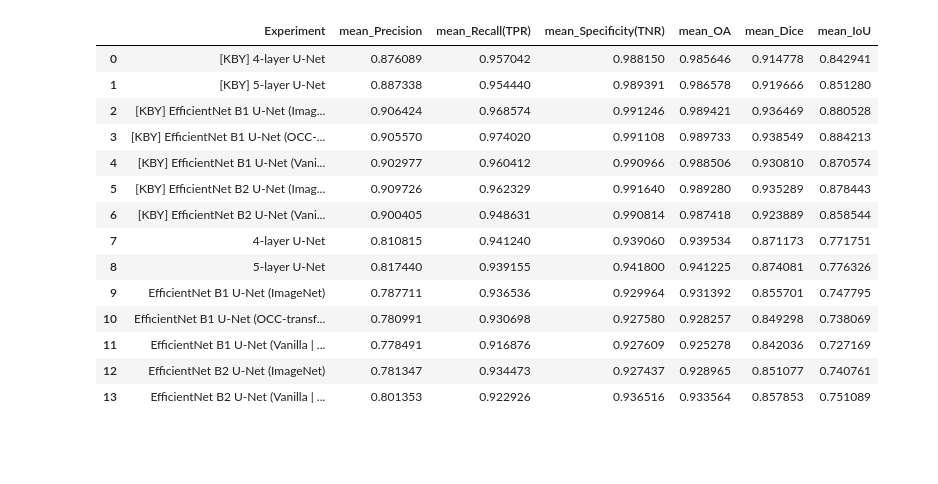
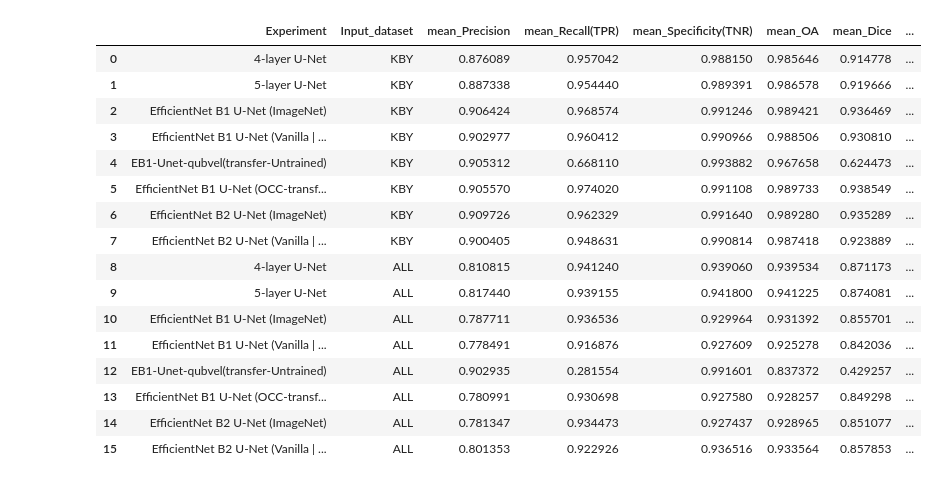
Before and after one commit to chrischank/HOTOSM_OAM_codeV2, a Jupyter notebook: EDA_BASEruns.ipynb, the cells around one changed output. Saved outputs shown, nothing was run; the diff lists cells and outputs as text; code cells hidden in the pictures; blank space fills up the shorter version.

```diff
--- a/EDA_BASEruns.ipynb
+++ b/EDA_BASEruns.ipynb
@@ -42,35 +21,34 @@ GLOB_csv
 # %%
+GLOB2_csv = pd.read_csv(os.path.join(Base_path, "GlobXP_STATS2.csv"))
+
 # Rename Experiment
-GLOB_csv["Experiment"] = GLOB_csv["Experiment"].replace({"globKBY_4Unet": "[KBY] 4-layer U-Net",
-                                                         "globKBY_5Unet": "[KBY] 5-layer U-Net",
-                                                         "globKBY_EB1-Unet-IMN": "[KBY] EfficientNet B1 U-Net (ImageNet)",
-                                                         "globKBY_EB1-Unet-qubvel": "[KBY] EfficientNet B1 U-Net (OCC-transfered-trained)",
-                                                         "globKBY_EB1-Unet-NoIMN": "[KBY] EfficientNet B1 U-Net (Vanilla | No ImageNet)",
-                                                         "globKBY_EB2-Unet-IMN": "[KBY] EfficientNet B2 U-Net (ImageNet)",
-                                                         "globKBY_EB2-Unet-NoIMN": "[KBY] EfficientNet B2 U-Net (Vanilla | No ImageNet)",
+GLOB2_csv["Experiment"] = GLOB2_csv["Experiment"].replace({"4Unet": "4-layer U-Net",
+                                                           "5Unet": "5-layer U-Net",
+                                                           "EB1-Unet-IMN": "EfficientNet B1 U-Net (ImageNet)",
+                                                           "EB1-Unet-qubvel(transfer-UNtrained)": "EfficientNet B1 U-Net (OCC-transfered-UN`trained)",
+                                                           "EB1-Unet-qubvel(transfer-trained)": "EfficientNet B1 U-Net (OCC-transfered-trained)",
+                                                           "EB1-Unet-NoIMN": "EfficientNet B1 U-Net (Vanilla | No ImageNet)",
+                                                           "EB2-Unet-IMN": "EfficientNet B2 U-Net (ImageNet)",
+                                                           "EB2-Unet-NoIMN": "EfficientNet B2 U-Net (Vanilla | No ImageNet)"})
 
-                                                         "globALL_4Unet": "4-layer U-Net",
-                                                         "globALL_5Unet": "5-layer U-Net",
-                                                         "globALL_EB1-Unet-IMN": "EfficientNet B1 U-Net (ImageNet)",
-                                                         "globALL_EB1-Unet-qubvel": "EfficientNet B1 U-Net (OCC-transfered-trained)",
-                                                         "globALL_EB1-Unet-NoIMN": "EfficientNet B1 U-Net (Vanilla | No ImageNet)",
-                                                         "globALL_EB2-Unet-IMN": "EfficientNet B2 U-Net (ImageNet)",
-                                                         "globALL_EB2-Unet-NoIMN": "EfficientNet B2 U-Net (Vanilla | No ImageNet)"})
+GLOB2_csv = GLOB2_csv.reindex(columns = ["Experiment", "Input_dataset", "mean_Precision", "mean_Recall(TPR)", "mean_Specificity(TNR)", "mean_OA", "mean_Dice", "mean_IoU"])
 
-GLOB_csv
+GLOB2_csv
 # %% [output]
-|  | Experiment | mean_Precision | mean_Recall(TPR) | mean_Specificity(TNR) | mean_OA | mean_Dice | mean_IoU |
-| 0 | [KBY] 4-layer U-Net | 0.876089 | 0.957042 | 0.988150 | 0.985646 | 0.914778 | 0.842941 |
-| 1 | [KBY] 5-layer U-Net | 0.887338 | 0.954440 | 0.989391 | 0.986578 | 0.919666 | 0.851280 |
-| 2 | [KBY] EfficientNet B1 U-Net (Imag... | 0.906424 | 0.968574 | 0.991246 | 0.989421 | 0.936469 | 0.880528 |
-| 3 | [KBY] EfficientNet B1 U-Net (OCC-... | 0.905570 | 0.974020 | 0.991108 | 0.989733 | 0.938549 | 0.884213 |
-| 4 | [KBY] EfficientNet B1 U-Net (Vani... | 0.902977 | 0.960412 | 0.990966 | 0.988506 | 0.930810 | 0.870574 |
-| 5 | [KBY] EfficientNet B2 U-Net (Imag... | 0.909726 | 0.962329 | 0.991640 | 0.989280 | 0.935289 | 0.878443 |
-| 6 | [KBY] EfficientNet B2 U-Net (Vani... | 0.900405 | 0.948631 | 0.990814 | 0.987418 | 0.923889 | 0.858544 |
-| 7 | 4-layer U-Net | 0.810815 | 0.941240 | 0.939060 | 0.939534 | 0.871173 | 0.771751 |
-| 8 | 5-layer U-Net | 0.817440 | 0.939155 | 0.941800 | 0.941225 | 0.874081 | 0.776326 |
-| 9 | EfficientNet B1 U-Net (ImageNet) | 0.787711 | 0.936536 | 0.929964 | 0.931392 | 0.855701 | 0.747795 |
-| 10 | EfficientNet B1 U-Net (OCC-transf... | 0.780991 | 0.930698 | 0.927580 | 0.928257 | 0.849298 | 0.738069 |
-| 11 | EfficientNet B1 U-Net (Vanilla | ... | 0.778491 | 0.916876 | 0.927609 | 0.925278 | 0.842036 | 0.727169 |
-| 12 | EfficientNet B2 U-Net (ImageNet) | 0.781347 | 0.934473 | 0.927437 | 0.928965 | 0.851077 | 0.740761 |
-| 13 | EfficientNet B2 U-Net (Vanilla | ... | 0.801353 | 0.922926 | 0.936516 | 0.933564 | 0.857853 | 0.751089 |
+|  | Experiment | Input_dataset | mean_Precision | mean_Recall(TPR) | mean_Specificity(TNR) | mean_OA | mean_Dice | ... |
+| 0 | 4-layer U-Net | KBY | 0.876089 | 0.957042 | 0.988150 | 0.985646 | 0.914778 | ... |
+| 1 | 5-layer U-Net | KBY | 0.887338 | 0.954440 | 0.989391 | 0.986578 | 0.919666 | ... |
+| 2 | EfficientNet B1 U-Net (ImageNet) | KBY | 0.906424 | 0.968574 | 0.991246 | 0.989421 | 0.936469 | ... |
+| 3 | EfficientNet B1 U-Net (Vanilla | ... | KBY | 0.902977 | 0.960412 | 0.990966 | 0.988506 | 0.930810 | ... |
+| 4 | EB1-Unet-qubvel(transfer-Untrained) | KBY | 0.905312 | 0.668110 | 0.993882 | 0.967658 | 0.624473 | ... |
+| 5 | EfficientNet B1 U-Net (OCC-transf... | KBY | 0.905570 | 0.974020 | 0.991108 | 0.989733 | 0.938549 | ... |
+| 6 | EfficientNet B2 U-Net (ImageNet) | KBY | 0.909726 | 0.962329 | 0.991640 | 0.989280 | 0.935289 | ... |
+| 7 | EfficientNet B2 U-Net (Vanilla | ... | KBY | 0.900405 | 0.948631 | 0.990814 | 0.987418 | 0.923889 | ... |
+| 8 | 4-layer U-Net | ALL | 0.810815 | 0.941240 | 0.939060 | 0.939534 | 0.871173 | ... |
+| 9 | 5-layer U-Net | ALL | 0.817440 | 0.939155 | 0.941800 | 0.941225 | 0.874081 | ... |
+| 10 | EfficientNet B1 U-Net (ImageNet) | ALL | 0.787711 | 0.936536 | 0.929964 | 0.931392 | 0.855701 | ... |
+| 11 | EfficientNet B1 U-Net (Vanilla | ... | ALL | 0.778491 | 0.916876 | 0.927609 | 0.925278 | 0.842036 | ... |
+| 12 | EB1-Unet-qubvel(transfer-Untrained) | ALL | 0.902935 | 0.281554 | 0.991601 | 0.837372 | 0.429257 | ... |
+| 13 | EfficientNet B1 U-Net (OCC-transf... | ALL | 0.780991 | 0.930698 | 0.927580 | 0.928257 | 0.849298 | ... |
+| 14 | EfficientNet B2 U-Net (ImageNet) | ALL | 0.781347 | 0.934473 | 0.927437 | 0.928965 | 0.851077 | ... |
+| 15 | EfficientNet B2 U-Net (Vanilla | ... | ALL | 0.801353 | 0.922926 | 0.936516 | 0.933564 | 0.857853 | ... |
```
Also changed, not shown: parts of 6 cells of this notebook, 14 other files.
